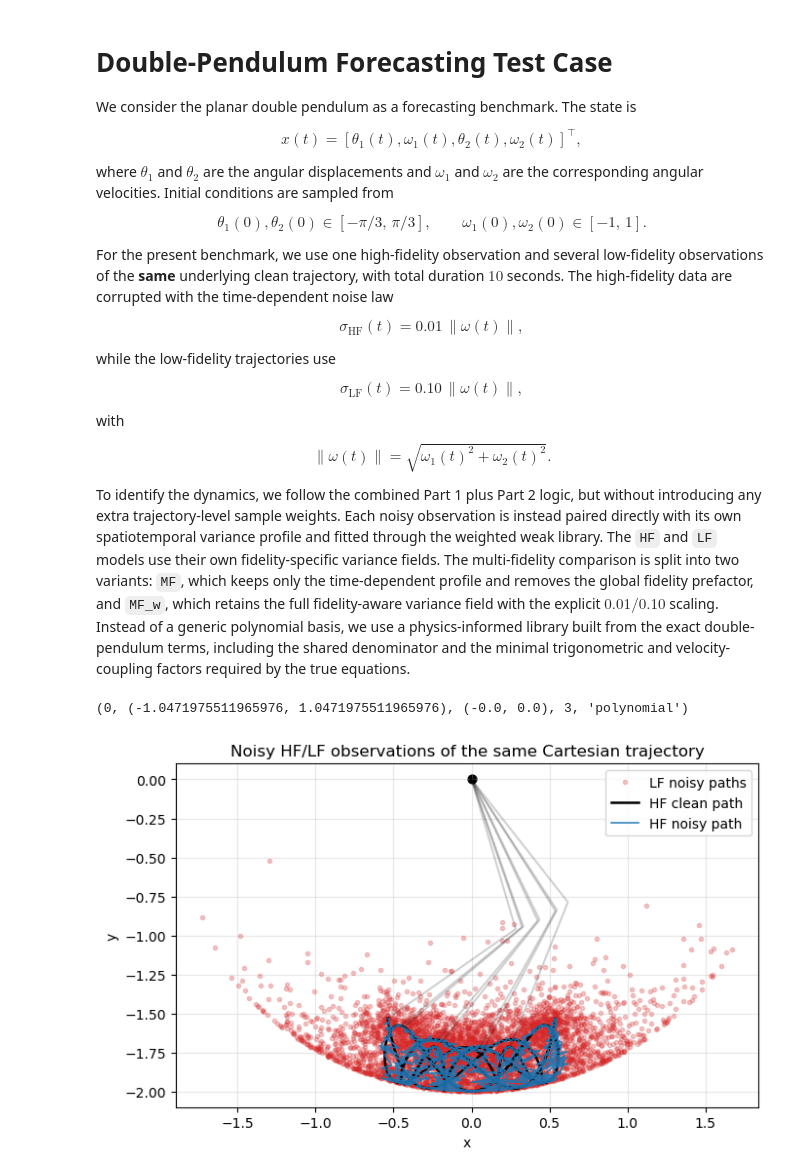
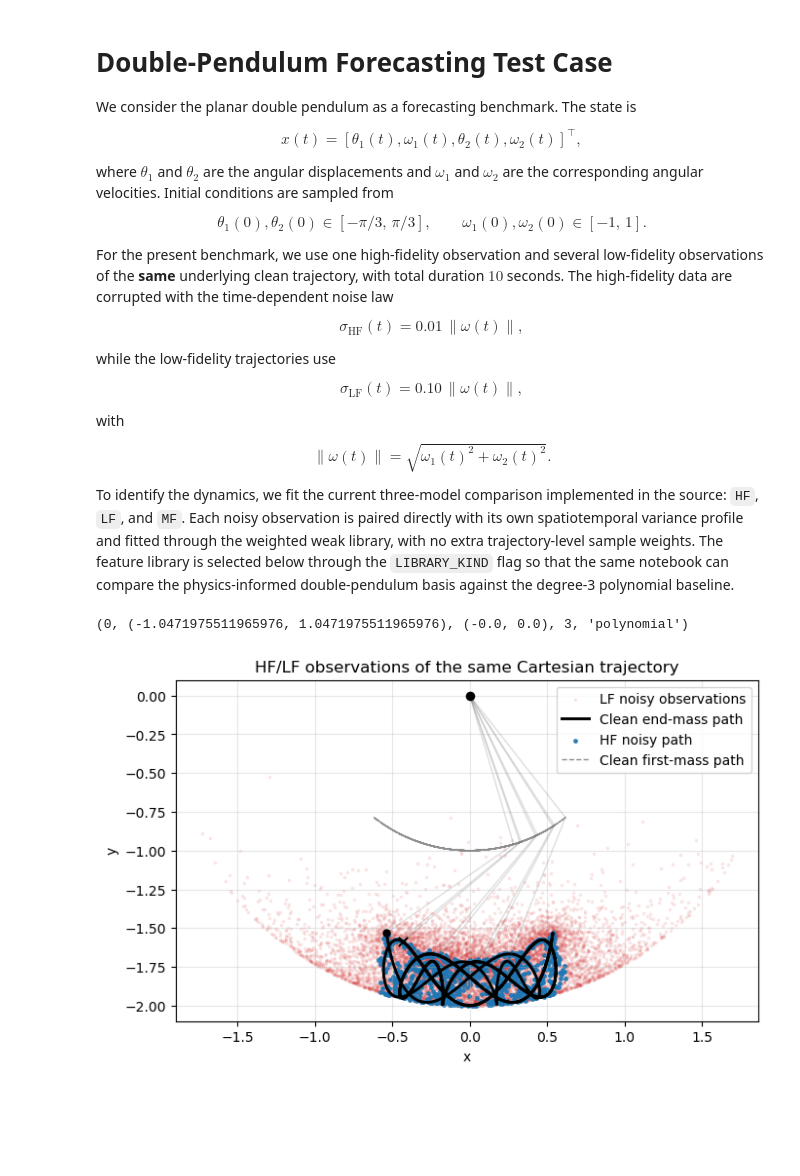
Before and after one commit to filippozacchei/WLS-Sindy, a Jupyter notebook: examples/double_pendulum/forecasting.ipynb, the cells around one changed output. Saved outputs shown, nothing was run; the diff lists cells and outputs as text; code cells hidden in the pictures; blank space fills up the shorter version.

```diff
--- a/examples/double_pendulum/forecasting.ipynb
+++ b/examples/double_pendulum/forecasting.ipynb
@@ -31,7 +31,7 @@ $$
 \|\omega(t)\| = \sqrt{\omega_1(t)^2 + \omega_2(t)^2}.
 $$
 
-To identify the dynamics, we follow the combined Part 1 plus Part 2 logic, but without introducing any extra trajectory-level sample weights. Each noisy observation is instead paired directly with its own spatiotemporal variance profile and fitted through the weighted weak library. The `HF` and `LF` models use their own fidelity-specific variance fields. The multi-fidelity comparison is split into two variants: `MF`, which keeps only the time-dependent profile and removes the global fidelity prefactor, and `MF_w`, which retains the full fidelity-aware variance field with the explicit $0.01/0.10$ scaling. Instead of a generic polynomial basis, we use a physics-informed library built from the exact double-pendulum terms, including the shared denominator and the minimal trigonometric and velocity-coupling factors required by the true equations.
+To identify the dynamics, we fit the current three-model comparison implemented in the source: `HF`, `LF`, and `MF`. Each noisy observation is paired directly with its own spatiotemporal variance profile and fitted through the weighted weak library, with no extra trajectory-level sample weights. The feature library is selected below through the `LIBRARY_KIND` flag so that the same notebook can compare the physics-informed double-pendulum basis against the degree-3 polynomial baseline.
 # %%
 import matplotlib.pyplot as plt
 import tqdm
@@ -44,13 +44,16 @@ from mfsindy.cases.double_pendulum_forecasting import (
     DEFAULT_OMEGA_RANGE,
     DEFAULT_POLY_DEGREE,
     DEFAULT_THETA_RANGE,
+    benchmark_double_pendulum_fidelities,
     build_double_pendulum_dataset,
     compute_double_pendulum_derivatives,
+    evaluate_double_pendulum_models,
     evaluate_ensemble_sindy_derivatives,
     fit_double_pendulum_hf_lf_models,
     format_weighted_weak_equations,
     simulate_double_pendulum_trajectory,
     simulate_ensemble_sindy_forecast,
+    summarize_fidelity_benchmark,
     summarize_ensemble_forecast,
 )
 
@@ -58,7 +61,7 @@ seed = 0
 LIBRARY_KIND = "polynomial"  # switch to "polynomial" to compare
 dataset = build_double_pendulum_dataset(
     n_hf=1,
-    n_lf=5,
+    n_lf=10,
     t_final=10.0,
     dt=0.01,
     hf_noise_scale=DEFAULT_HF_NOISE_SCALE,
@@ -81,43 +84,57 @@ seed, DEFAULT_THETA_RANGE, DEFAULT_OMEGA_RANGE, DEFAULT_POLY_DEGREE, LIBRARY_KIN
 # %% [output]
 (0, (-1.0471975511965976, 1.0471975511965976), (-0.0, 0.0), 3, 'polynomial')
 # %%
-x1 = np.sin(theta1)
-y1 = -np.cos(theta1)
-x2 = x1 + np.sin(theta2)
-y2 = y1 - np.cos(theta2)
+def cartesian_positions(theta1, theta2):
+    x1 = np.sin(theta1)
+    y1 = -np.cos(theta1)
+    x2 = x1 + np.sin(theta2)
+    y2 = y1 - np.cos(theta2)
+    return x1, y1, x2, y2
 
-hf_x1 = np.sin(hf_theta1)
-hf_y1 = -np.cos(hf_theta1)
-hf_x2 = hf_x1 + np.sin(hf_theta2)
-hf_y2 = hf_y1 - np.cos(hf_theta2)
+
+x1, y1, x2, y2 = cartesian_positions(theta1, theta2)
+hf_x1, hf_y1, hf_x2, hf_y2 = cartesian_positions(hf_theta1, hf_theta2)
 
 fig, ax = plt.subplots(figsize=(7, 7))
 
 for idx, lf_traj in enumerate(lf_noisy):
-    lf_x1 = np.sin(lf_traj[:, 0])
-    lf_y1 = -np.cos(lf_traj[:, 0])
-    lf_x2 = lf_x1 + np.sin(lf_traj[:, 2])
-    lf_y2 = lf_y1 - np.cos(lf_traj[:, 2])
-    label = "LF noisy paths" if idx == 0 else None
-    ax.plot(lf_x2, lf_y2, '.', color="#d62728", lw=1.0, alpha=0.25, label=label)
+    _, _, lf_x2, lf_y2 = cartesian_positions(lf_traj[:, 0], lf_traj[:, 2])
+    ax.scatter(
+        lf_x2,
+        lf_y2,
+        s=6,
+        color="#d62728",
+        alpha=0.12,
+        linewidths=0.0,
+        label="LF noisy observations" if idx == 0 else None,
+    )
 
-ax.plot(x2, y2, color="black", lw=1.8, label="HF clean path")
-ax.plot(hf_x2, hf_y2, color="#1f77b4", lw=1.2, alpha=0.9, label="HF noisy path")
+ax.plot(x2, y2, color="black", lw=2.1, label="Clean end-mass path")
+ax.scatter(hf_x2, hf_y2, color="#1f77b4", s=6, alpha=0.9, label="HF noisy path")
+ax.plot(x1, y1, color="0.45", lw=1.0, ls="--", alpha=0.8, label="Clean first-mass path")
 
 snapshot_idx = np.linspace(0, len(t) - 1, 8, dtype=int)
 for idx in snapshot_idx:
-    ax.plot([0, x1[idx], x2[idx]], [0, y1[idx], y2[idx]], color="black", alpha=0.18)
+    ax.plot(
+        [0, x1[idx], x2[idx]],
+        [0, y1[idx], y2[idx]],
+        color="0.3",
+        alpha=0.18,
+        lw=1.0,
+    )
 
-ax.scatter([0], [0], color="black", s=40)
-ax.set_aspect("equal")
+ax.scatter([0], [0], color="black", s=35, zorder=5)
+ax.scatter([x2[0]], [y2[0]], color="black", s=25, marker="o", zorder=5)
+ax.scatter([x2[-1]], [y2[-1]], color="black", s=45, marker="x", zorder=5)
+ax.set_aspect("equal", adjustable="box")
 ax.set_xlabel("x")
 ax.set_ylabel("y")
-ax.set_title("Noisy HF/LF observations of the same Cartesian trajectory")
+ax.set_title("HF/LF observations of the same Cartesian trajectory")
 ax.legend(loc="upper right")
 ax.grid(True, alpha=0.3)
 plt.tight_layout()
 # %% [output]
-[figure, old version]
+[figure, new version]
 # %%
 fig, axes = plt.subplots(2, 2, figsize=(12, 6), sharex=True)
 state_labels = [r"$\theta_1$", r"$\omega_1$", r"$\theta_2$", r"$\omega_2$"]
```
Also changed, not shown: parts of 8 cells of this notebook, 1 other file.
